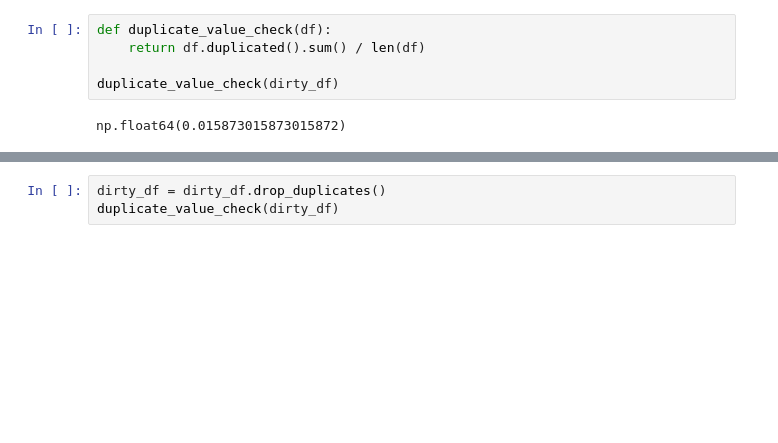
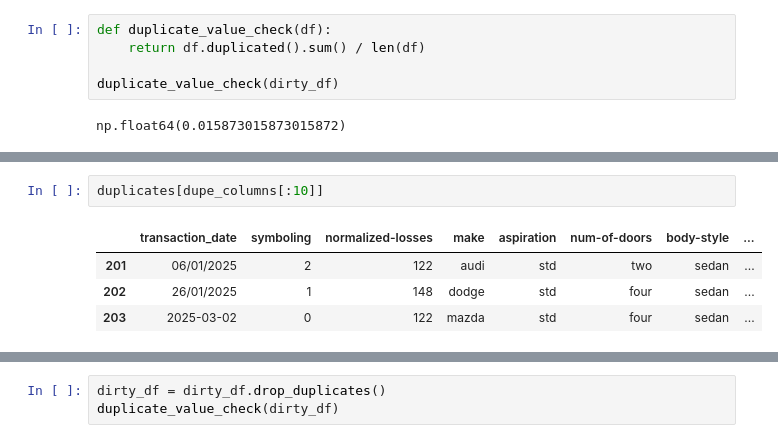
Before and after one commit to sherary/assignment-data-pipeline-sherary, a Jupyter notebook: src/eda.ipynb, the cells around one changed output, grey strips where cells are left out. Drawn from its saved outputs; the diff is of its cells as text; blank space fills up the shorter version.

```diff
--- a/src/eda.ipynb
+++ b/src/eda.ipynb
@@ -105,0 +128,7 @@ np.float64(0.015873015873015872)
+# %%
+duplicates[dupe_columns[:10]]
+# %% [output]
+|  | transaction_date | symboling | normalized-losses | make | aspiration | num-of-doors | body-style | ... |
+| 201 | 06/01/2025 | 2 | 122 | audi | std | two | sedan | ... |
+| 202 | 26/01/2025 | 1 | 148 | dodge | std | four | sedan | ... |
+| 203 | 2025-03-02 | 0 | 122 | mazda | std | four | sedan | ... |
```
Also changed, not shown: parts of 21 cells of this notebook, 4 other files.
